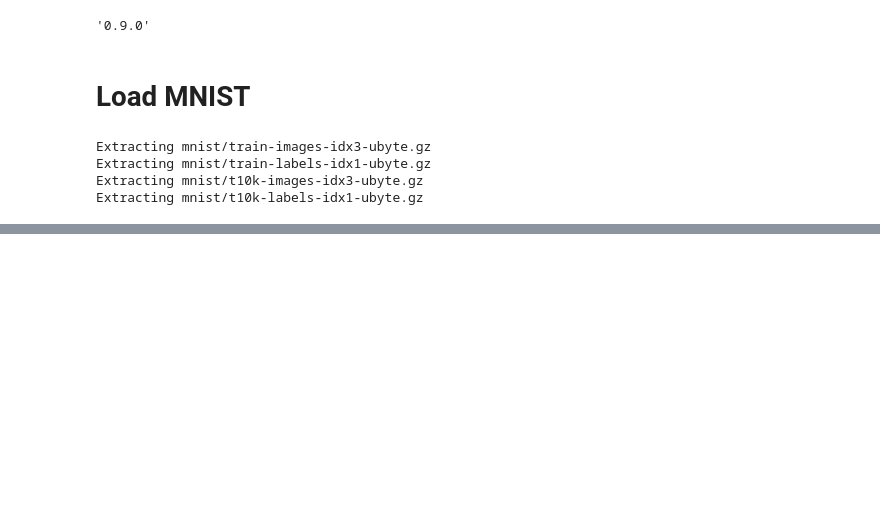
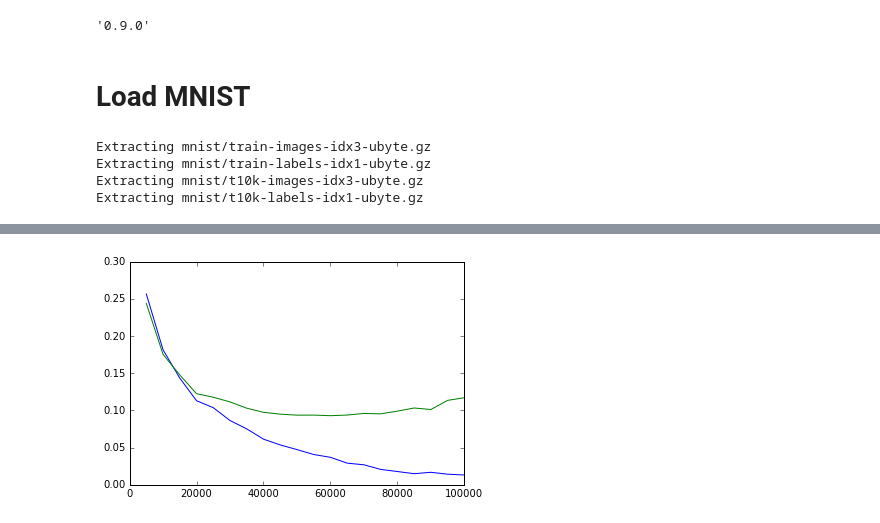
Before and after one commit to yunabe/codelab, a Jupyter notebook: python/notebook/tensorflow_nn.ipynb, the cells around one changed output, grey strips where cells are left out. Cells and saved outputs as stored; diff of their text form; code cells hidden in the pictures; blank space fills up the shorter version.

```diff
--- a/python/notebook/tensorflow_nn.ipynb
+++ b/python/notebook/tensorflow_nn.ipynb
@@ -93,0 +218,3 @@ plt.show()
+# %%
+RunNeuralNetwork()
+# %% [output]
@@ -93,0 +238 @@ plt.show()
+[figure, added]
```
Also changed, not shown: parts of 11 cells of this notebook.
